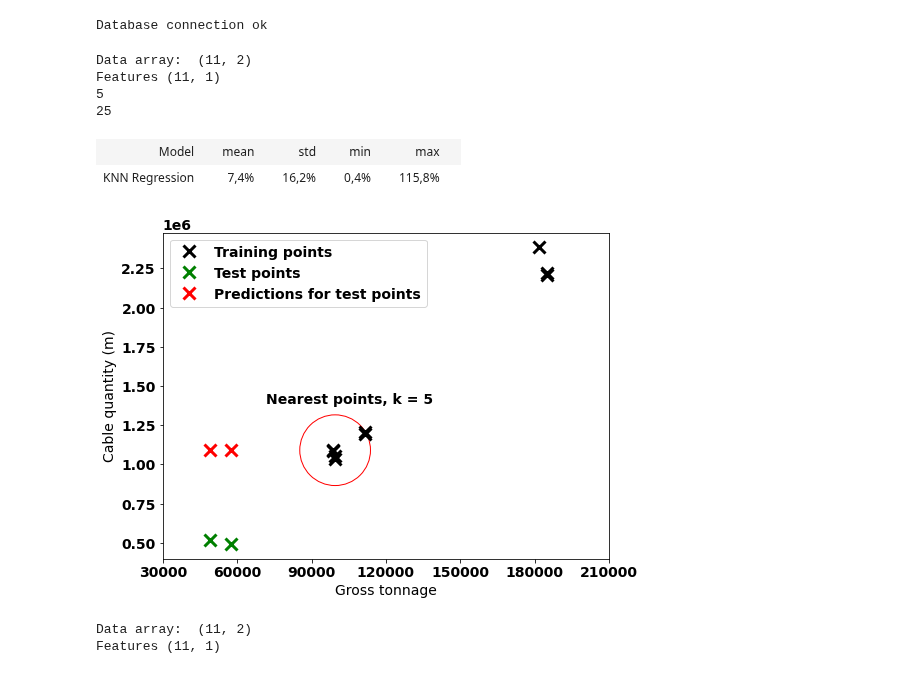
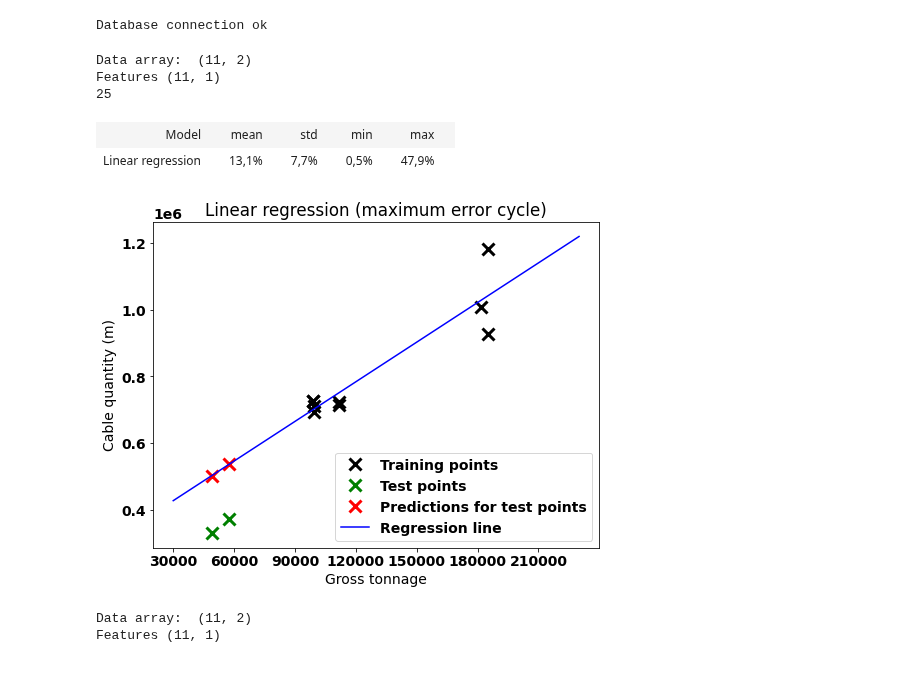
Before and after one commit to Miikkasna/cablepredictions, a Jupyter notebook: Whole ship cable quantities.ipynb, the cells around one changed output. Saved outputs shown, nothing was run; the diff lists cells and outputs as text; code cells hidden in the pictures.

```diff
--- a/Whole ship cable quantities.ipynb
+++ b/Whole ship cable quantities.ipynb
@@ -50,6 +50,7 @@ plt.rcParams['font.weight'] = 'bold'
 # Get the data
 cursor.execute("SELECT gross_tonnage, sum(amount) FROM routed as r"
     " LEFT JOIN projects as p ON p.project_id=r.project_id"
+    " WHERE running LIKE 'Y%'"
     " GROUP BY r.project_id, gross_tonnage")
 data = np.array(cursor.fetchall()).astype('float32')
 print('Data array: ', data.shape)
@@ -64,8 +65,8 @@ lpo = LeavePOut(p)
 
 # init regression model
 models = dict()
-#models['Linear regression'] = linear_model.LinearRegression()
-models['KNN Regression'] = KNeighborsRegressor()
+models['Linear regression'] = linear_model.LinearRegression()
+#models['KNN Regression'] = KNeighborsRegressor()
 #models['Mean'] = DummyRegressor(strategy='mean')
 
 scaler = pp.MinMaxScaler()
@@ -102,37 +103,36 @@ for model_name in models.keys():
             model.fit(X[train_i], y[train_i])
             preds = model.predict(X[test_i])
             scores.append(mape(y[test_i], preds))
             if len(scores) == 26:
                 plt.plot(X[train_i], y[train_i], 'kx', markersize=12, mew=3)
                 plt.plot(X[test_i], y[test_i], 'gx',  markersize=12, mew=3)
                 plt.plot(X[test_i], preds, 'rx', markersize=12, mew=3)
                 x = np.linspace(30000, 230000, 10)
                 plt.plot(x, model.coef_[0]*x + model.intercept_, 'b')
                 plt.xlabel('Gross tonnage')
                 plt.ylabel('Cable quantity (m)')
                 plt.legend(['Training points', 'Test points', 'Predictions for test points', 'Regression line'])
                 plt.xticks(np.arange(min(x), max(x)+1, 30000))
                 plt.title("Linear regression (maximum error cycle)")
-                plt.savefig('linear_worst_case.png')
+                #plt.savefig('linear_worst_case.png')
 
     scores = np.array(scores)
     print(np.argmax(scores))
     table_rows.append((model_name, scores.mean(), scores.std(), scores.min(), scores.max()))
     with open("static_whole_ship_cable_quantities.txt", "a") as file_object:
         if model_name == 'Mean':
             line = '-;Whole ship cable quantity;m;{};{};{};{};{}\n'.format(model_name, scores.mean(), scores.std(), scores.min(), scores.max())
         else:
             line = 'GT;Whole ship cable quantity;m;{};{};{};{};{}\n'.format(model_name, scores.mean(), scores.std(), scores.min(), scores.max())
         file_object.write(line)
 display_table(table_rows)
 # %% [output]
 Data array:  (11, 2)
 Features (11, 1)
-5
 25
 | Model |  | mean |  | std |  | min |  | max |  |
-| KNN Regression |  | 7,4% |  | 16,2% |  | 0,4% |  | 115,8% |  |
+| Linear regression |  | 13,1% |  | 7,7% |  | 0,5% |  | 47,9% |  |
-[figure, old version]
+[figure, new version]
 # %%
 # Whole ship cable quantities
 # Predictors:
```
Also changed, not shown: 7 other files.
